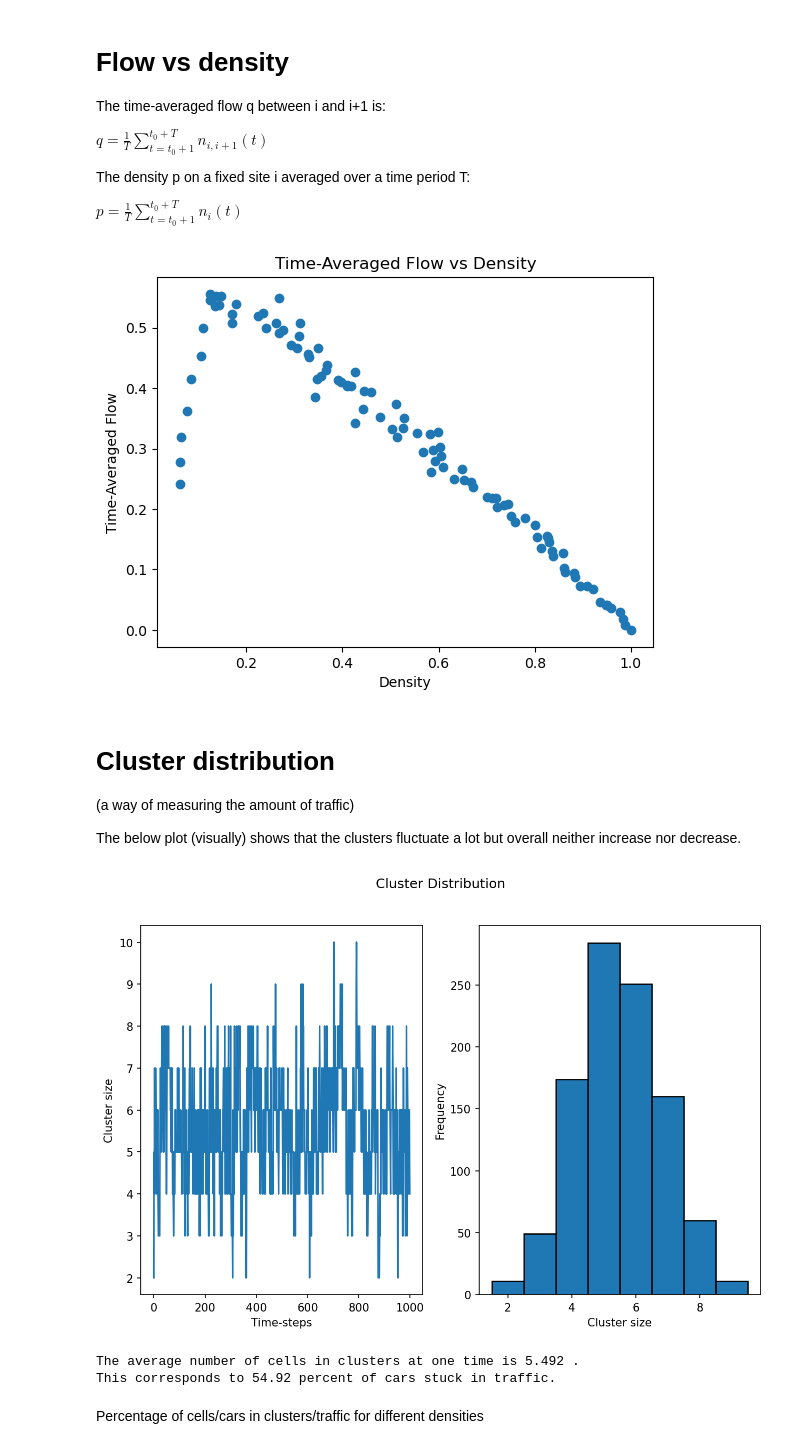
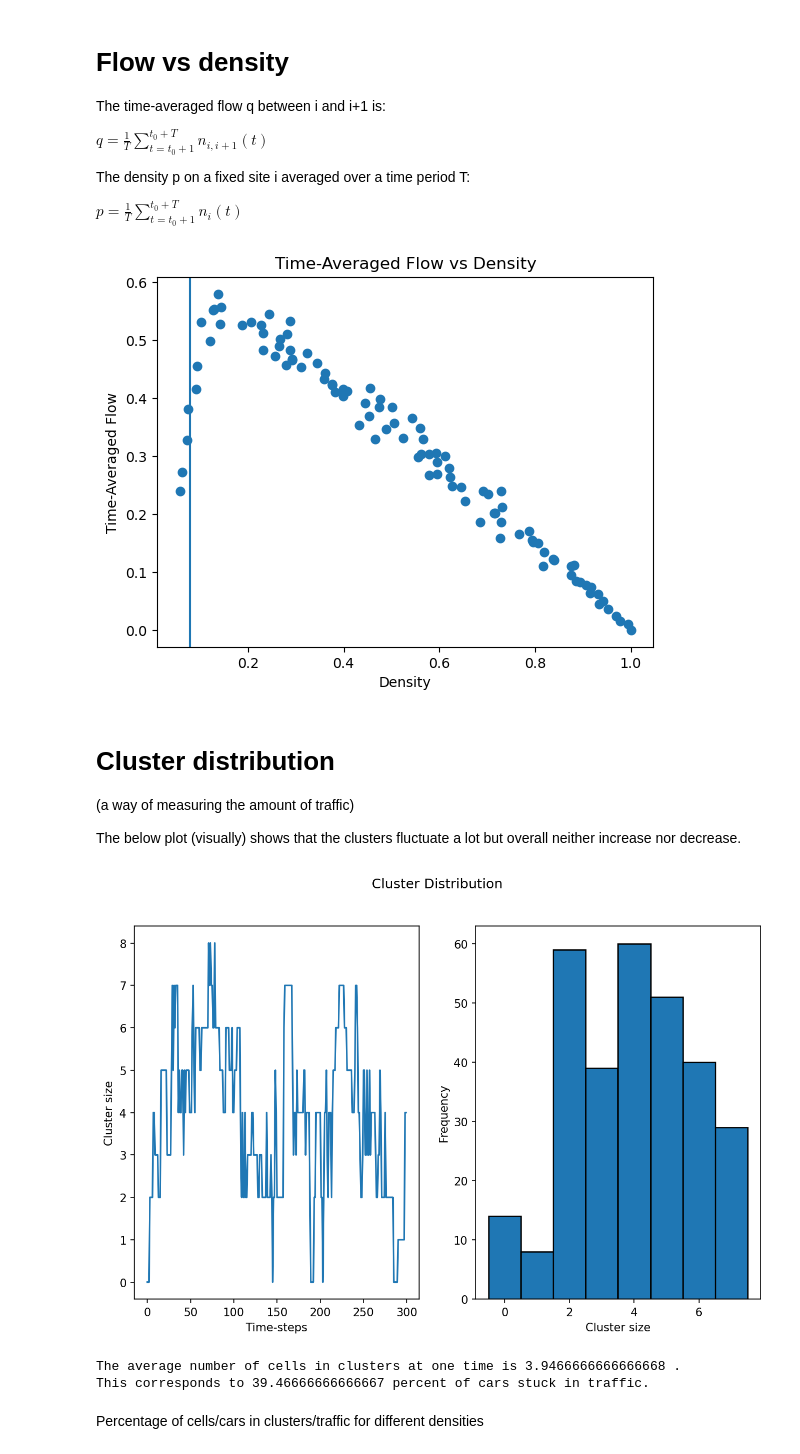
Before and after one commit to SofiaHilma/Traffic_flow_simulation, a Jupyter notebook: traffic_notebook.ipynb, the cells around one changed output. Drawn from its saved outputs; the diff is of its cells as text; code cells hidden in the pictures.

Commit message:
Updated cells in cluster count, and added cluster count and size

```diff
--- a/traffic_notebook.ipynb
+++ b/traffic_notebook.ipynb
@@ -70,9 +70,10 @@ plt.scatter(car_densities, flow_vs_density) # Not sure whether to use car_densit
 plt.xlabel('Density')
 plt.ylabel('Time-Averaged Flow')
 plt.title('Time-Averaged Flow vs Density')
+plt.axvline(x=0.08)
 plt.show()
 # %% [output]
-[figure, old version]
+[figure, new version]
 # %% [markdown]
 # Cluster distribution
 
@@ -84,37 +85,37 @@ The below plot (visually) shows that the clusters fluctuate a lot but overall ne
 L = 50
 N = 10
 v_max = 5
 p = 0.8
-t_max = 1000
+t_max = 300
 
 cluster_distribution = functions.Nagel_Schreckenberg(L, N, v_max, p, t_max)[1]
 x = np.arange(min(cluster_distribution), max(cluster_distribution))
 
 # Plotting
 fig, axs = plt.subplots(1,2, dpi=150, figsize = (10,6))
 axs[0].plot(range(t_max), cluster_distribution)
 axs[0].set_xlabel('Time-steps')
 axs[0].set_ylabel('Cluster size')
 axs[1].hist(cluster_distribution, bins = len(x), align = 'left', edgecolor = 'black', linewidth = 1.2)
 axs[1].set_xlabel('Cluster size')
 axs[1].set_ylabel('Frequency')
 plt.suptitle('Cluster Distribution')
 plt.show()
 
 '''Average number of clusters and its variation for a fixed density'''
 
 # Calculate the average
 average_cells_in_clusters = np.mean(cluster_distribution)
 percentage_in_traffic = 100*average_cells_in_clusters/N
 
 print("The average number of cells in clusters at one time is", average_cells_in_clusters,".")
 print("This corresponds to", percentage_in_traffic, "percent of cars stuck in traffic.")
 
 # Calculate the variance
 # %% [output]
-[figure, old version]
+[figure, new version]
-The average number of cells in clusters at one time is 5.492 .
-This corresponds to 54.92 percent of cars stuck in traffic.
+The average number of cells in clusters at one time is 3.9466666666666668 .
+This corresponds to 39.46666666666667 percent of cars stuck in traffic.
 # %% [markdown]
 Percentage of cells/cars in clusters/traffic for different densities
 # %%
```
Also changed, not shown: parts of 7 cells of this notebook, 1 other file.
